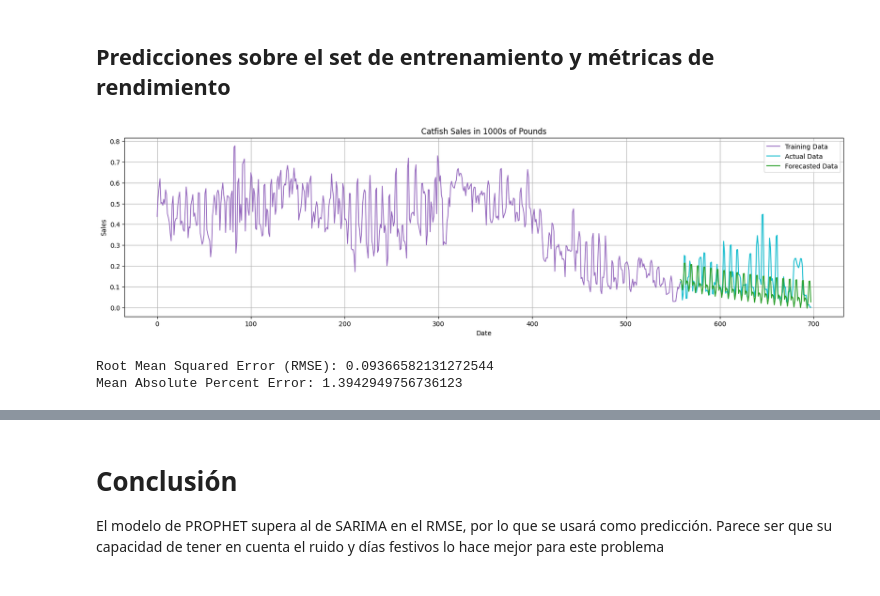
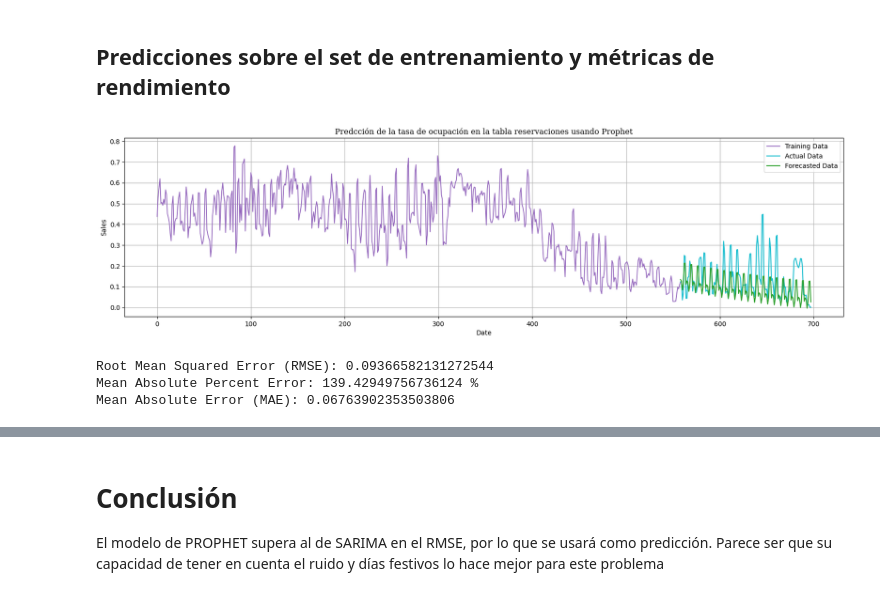
Before and after one commit to Azahramirez/claseMreporeto, a Jupyter notebook: notebooks/Notebook3_TS_oc_Tres.ipynb, the cells around one changed output, grey strips where cells are left out. Drawn from its saved outputs; the diff is of its cells as text; code cells hidden in the pictures.

```diff
--- a/notebooks/Notebook3_TS_oc_Tres.ipynb
+++ b/notebooks/Notebook3_TS_oc_Tres.ipynb
@@ -327,26 +335,26 @@ forecast = model.predict(future)
 # %%
 #Plot config
 font_name = "Serif"
 
 graph_forecast =pd.DataFrame({
 
     'yhat': forecast['yhat'],
 })
 graph_forecast.index = test.index
 
 # Create a plot to compare the forecast with the actual test data
 plt.figure(figsize=(20,5))
 plt.plot(df[0:train_size+1]['y'],linewidth=1.3, c='tab:purple', label='Training Data')
 plt.plot(test['y'], label='Actual Data', color='tab:cyan')
 plt.plot(graph_forecast, label='Forecasted Data', color='tab:green')
-plt.title('Catfish Sales in 1000s of Pounds')
+plt.title('Predcción de la tasa de ocupación en la tabla reservaciones usando Prophet', fontname=font_name)
 plt.xlabel('Date')
 plt.ylabel('Sales')
 plt.legend()
 plt.grid()
 plt.show()
 # %% [output]
-[figure, old version]
+[figure, new version]
 # %%
 # Compare predicted 'yhat' to actual 'y'
 y_true = test['y'].values
@@ -355,7 +363,9 @@ y_pred = forecast['yhat'].values
 residuals = y_true - y_pred
 rmse = mean_squared_error(test['y'], y_pred)**0.5
 print('Root Mean Squared Error (RMSE):', rmse)
-print('Mean Absolute Percent Error:', round(np.mean(abs(residuals/test['y'])),len(residuals)))
+print('Mean Absolute Percent Error:', round(np.mean(abs(residuals/test['y'])),len(residuals))*100, '%')
+print('Mean Absolute Error (MAE):', mean_absolute_error(test['y'], y_pred))
 # %% [output]
 Root Mean Squared Error (RMSE): 0.09366582131272544
-Mean Absolute Percent Error: 1.3942949756736123
+Mean Absolute Percent Error: 139.42949756736124 %
+Mean Absolute Error (MAE): 0.06763902353503806
```
Also changed, not shown: parts of 13 cells of this notebook, 15 other files.
